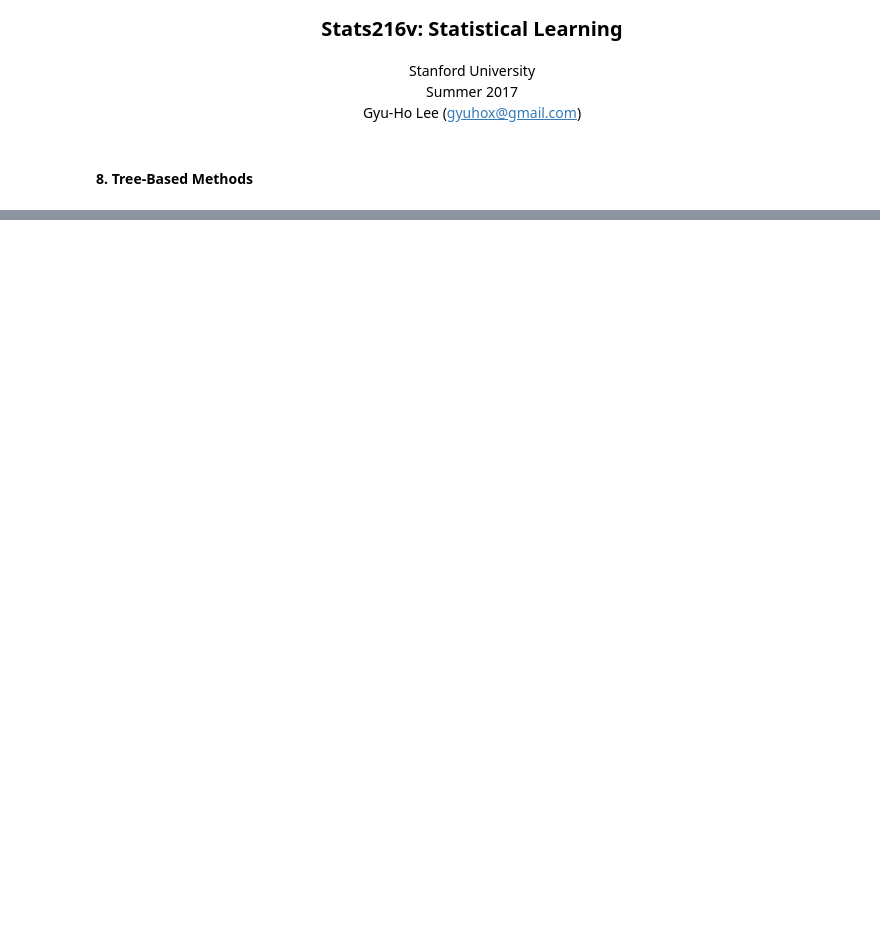
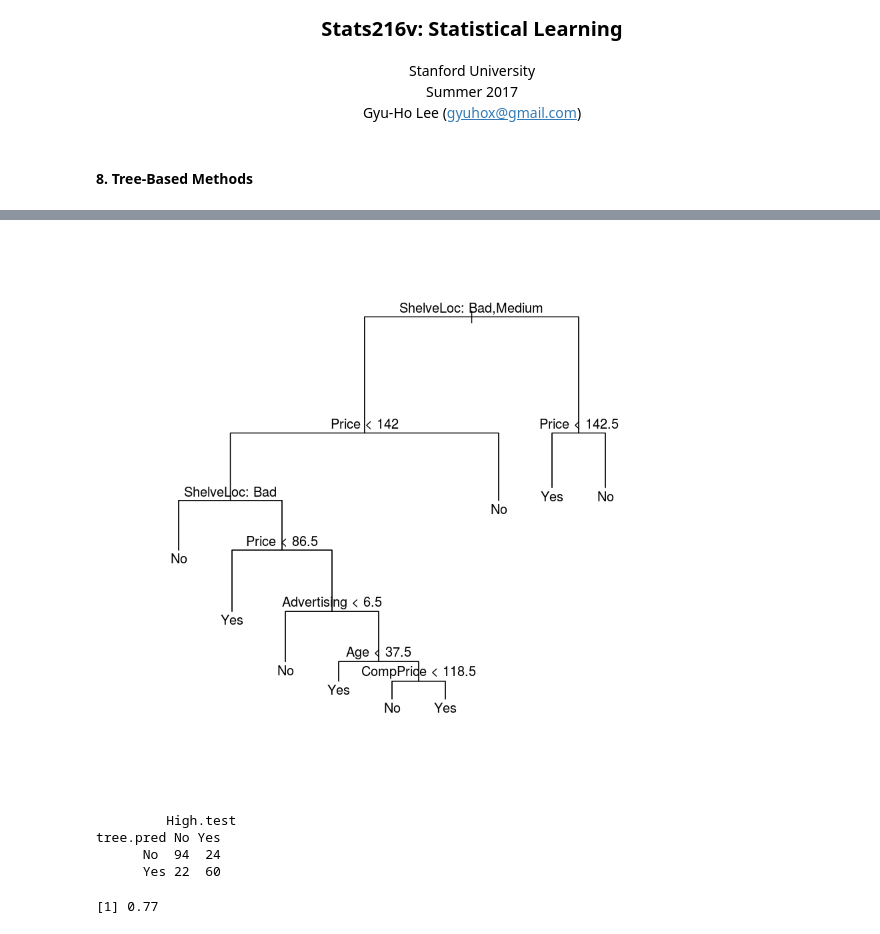
Before and after one commit to gyuho/dplearn, a Jupyter notebook: notebooks/stats216v/chapter-08-r.ipynb, the cells around one changed output, grey strips where cells are left out. Drawn from its saved outputs; the diff is of its cells as text; code cells hidden in the pictures; blank space fills up the shorter version.

```diff
--- a/notebooks/stats216v/chapter-08-r.ipynb
+++ b/notebooks/stats216v/chapter-08-r.ipynb
@@ -210,0 +146,18 @@ contrasts(Carseats$ShelveLoc)
+# %%
+# prune the tree to obtain the nine-node tree
+prune.carseats = prune.misclass(tree.carseats, best=9)
+plot(prune.carseats)
+text(prune.carseats, pretty=0)
+# %% [output]
+[figure, added]
+# %%
+# test with test set
+tree.pred = predict(prune.carseats, Carseats.test, type="class")
+table(tree.pred, High.test)
+(94+60)/200
+# %% [output]
+         High.test
+tree.pred No Yes
+      No  94  24
+      Yes 22  60
+[1] 0.77
```
Also changed, not shown: parts of 44 cells of this notebook, 12 other files.
